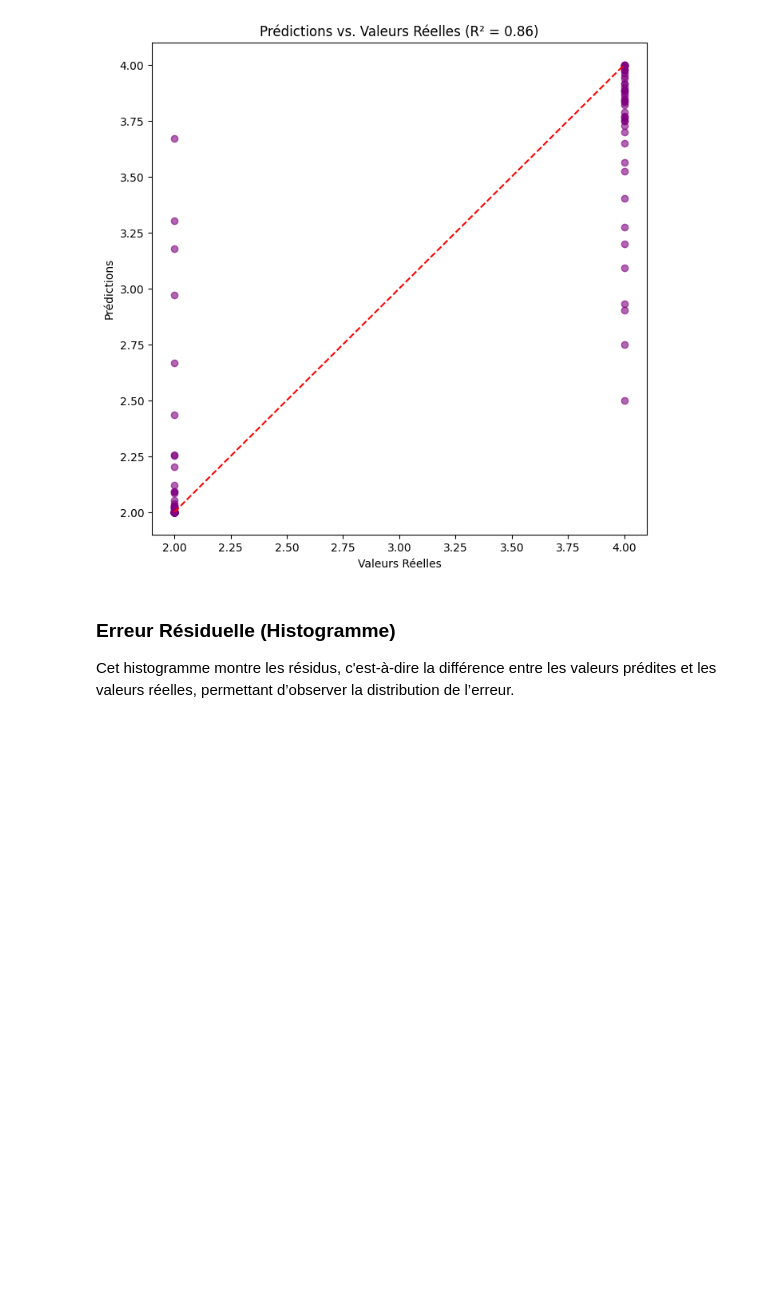
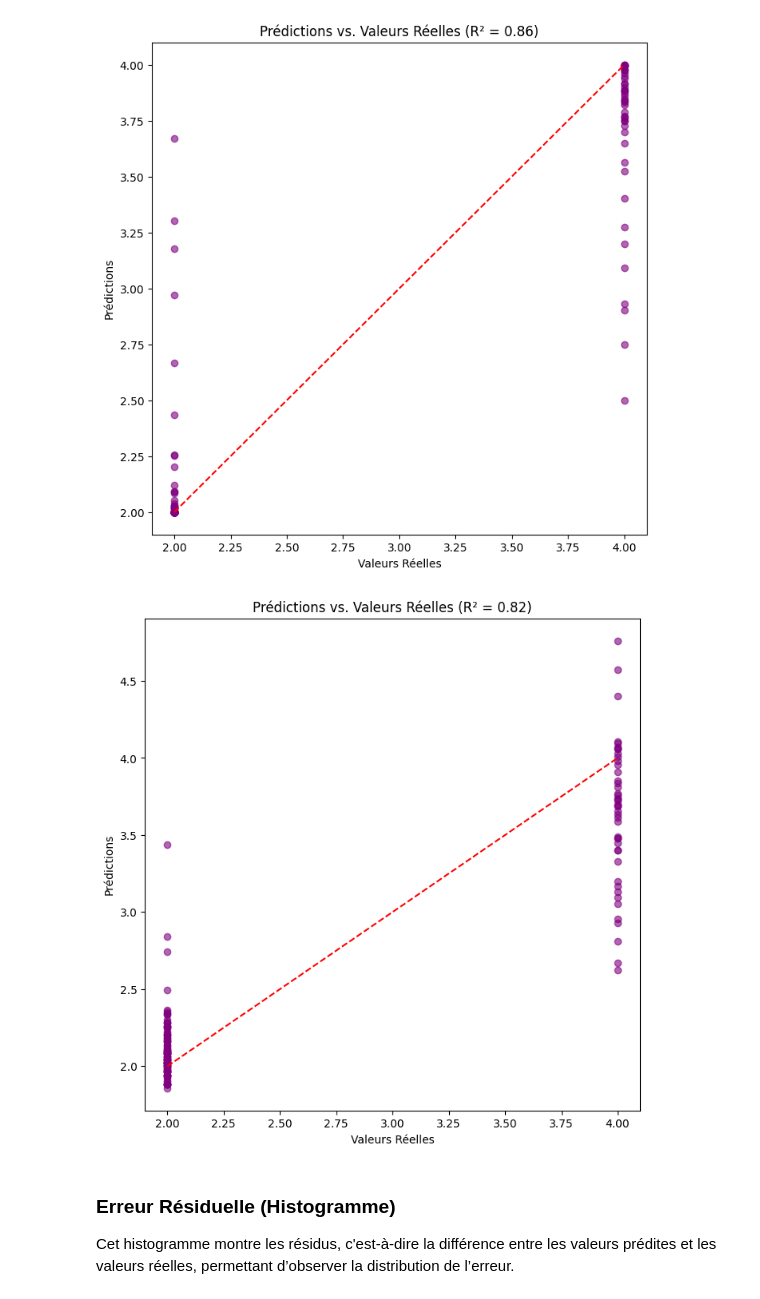
Before and after one commit to Sheris-Milly/Cancer_Predection_App, a Jupyter notebook: static/best rf.ipynb, the cells around one changed output. Drawn from its saved outputs; the diff is of its cells as text; code cells hidden in the pictures; blank space fills up the shorter version.

```diff
--- a/static/best rf.ipynb
+++ b/static/best rf.ipynb
@@ -422,6 +473,20 @@ plt.title(f"Prédictions vs. Valeurs Réelles (R² = {r2_score(y_test, y_pred):.
 plt.show()
 # %% [output]
 [figure]
+# %%
+from sklearn.metrics import r2_score
+import numpy as np
+
+y_pred = best_elastic_net.predict(X_test_scaled)
+plt.figure(figsize=(8, 8))
+plt.scatter(y_test, y_pred, alpha=0.6, color='purple')
+plt.plot([y_test.min(), y_test.max()], [y_test.min(), y_test.max()], '--r')
+plt.xlabel("Valeurs Réelles")
+plt.ylabel("Prédictions")
+plt.title(f"Prédictions vs. Valeurs Réelles (R² = {r2_score(y_test, y_pred):.2f})")
+plt.show()
+# %% [output]
+[figure, added]
 # %% [markdown]
 ### Erreur Résiduelle (Histogramme)
 Cet histogramme montre les résidus, c'est-à-dire la différence entre les valeurs prédites et les valeurs réelles, permettant d’observer la distribution de l’erreur.
```
Also changed, not shown: parts of 7 cells of this notebook, 4 other files.
